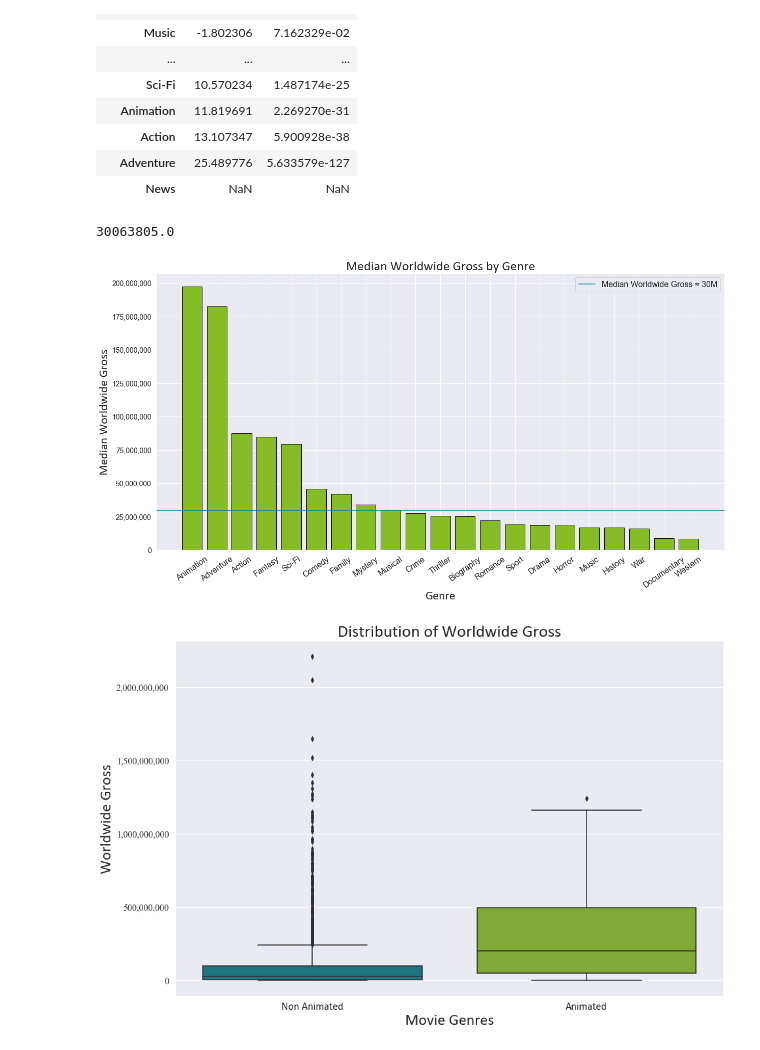
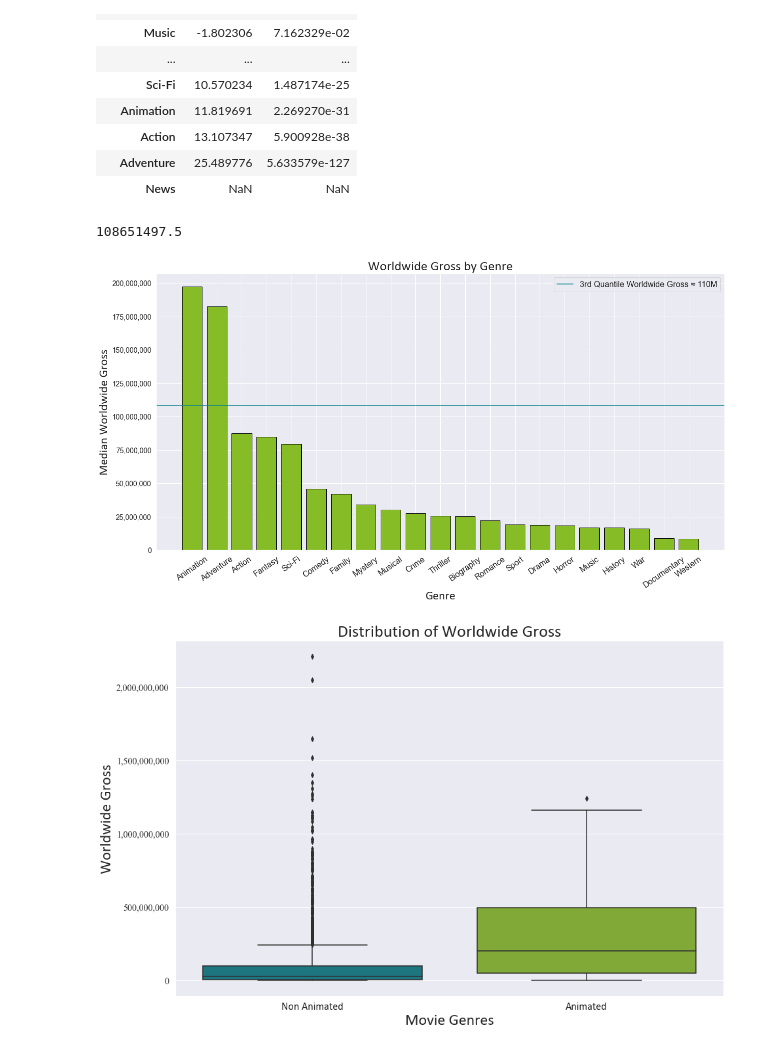
Before and after one commit to racday/ai-capstone, a Jupyter notebook: index.ipynb, the cells around one changed output. Drawn from its saved outputs; the diff is of its cells as text; code cells hidden in the pictures.

Commit message:
Editted plots

```diff
--- a/index.ipynb
+++ b/index.ipynb
@@ -323,6 +323,10 @@ worldwide_gross_max = dict(zip(counts.index, worldwide_gross_max))
 worldwide_gross_min = [randb[randb[i] == 1]['worldwide_gross'].min()
                        for i in counts.index]
 worldwide_gross_min = dict(zip(counts.index, worldwide_gross_min))
+
+worldwide_gross_3rd = [randb[randb[i] == 1]['worldwide_gross'].quantile(.75)
+                       for i in counts.index]
+worldwide_gross_3rd = dict(zip(counts.index, worldwide_gross_3rd))
 # %%
 #sorts the values for data exploration
 rating_and_budgets[rating_and_budgets['Music']==1].sort_values(
@@ -348,9 +352,10 @@ movie_stats = pd.DataFrame(
         mean_worldwide_gross.values(),
         worldwide_gross_counts.values(),
         worldwide_gross_max.values(),
-        worldwide_gross_min.values()),
+        worldwide_gross_min.values(),
+        worldwide_gross_3rd.values()),
     median_worldwide_gross.keys(),
-        ['Medians','Means','Counts','Max','Min'])
+        ['Medians','Means','Counts','Max','Min','3rd Quantile'])
 # %%
 #sorts the DF by median
 movie_stats.sort_values('Medians', ascending=False)
@@ -447,9 +452,9 @@ tscores.sort_values('Statistic')
 | News | NaN | NaN |
 # %%
 #len(counts.index)
-rating_and_budgets['worldwide_gross'].median()
+rating_and_budgets['worldwide_gross'].quantile(.75)
 # %% [output]
-30063805.0
+108651497.5
 # %%
 #Sets the theme to seaborn
 sns.set_theme()
@@ -467,38 +472,38 @@ fig, ax = plt.subplots(figsize=(20,10))
 #Create a bar plot for all of the medians for each genre
 ax.bar(range(0,len(cleaned_stats['Medians'])),
        list(cleaned_stats['Medians']),
        color = '#86BC25',
        edgecolor = "black")
 
 #Creates the xticks
 ax.set_xticks(range(0,len(cleaned_stats['Medians'])))
 ax.set_xticklabels(list(cleaned_stats.index.values),
                    rotation = 35,
                    fontsize = 16)
 
 #Sets the tables and the titles
 ax.set_xlabel('Genre', fontsize = 24,**font)
 ax.set_ylabel('Median Worldwide Gross', fontsize=24,**font)
-ax.set_title('Median Worldwide Gross by Genre', fontsize=26,**font)
+ax.set_title('Worldwide Gross by Genre', fontsize=26,**font)
 
 #Cleans up the formatting of ticks
 ax.get_yaxis().set_major_formatter(
     matplotlib.ticker.FuncFormatter(lambda x, p: format(int(x), ',')))
 plt.yticks(fontsize=14)
 
-#plot median income line
-plt.axhline(y = rating_and_budgets['worldwide_gross'].median(),
+#plot 3rd Quantile gross line line
+plt.axhline(y = rating_and_budgets['worldwide_gross'].quantile(.75),
             color = '#0D8390', linestyle = '-',
-            label = 'Median Worldwide Gross ≈ 30M')
+            label = '3rd Quantile Worldwide Gross ≈ 110M')
 
 #Shows the legend
 ax.legend(prop={'size': 16})
 #Set the legend font
 matplotlib.rc('font',family='Times New Roman')
 
 plt.show()
 # %% [output]
-[figure, old version]
+[figure, new version]
 # %%
 #Create a boxplot of
 medianbox = sns.boxplot(data=rating_and_budgets,
```
Also changed, not shown: parts of 2 cells of this notebook.
